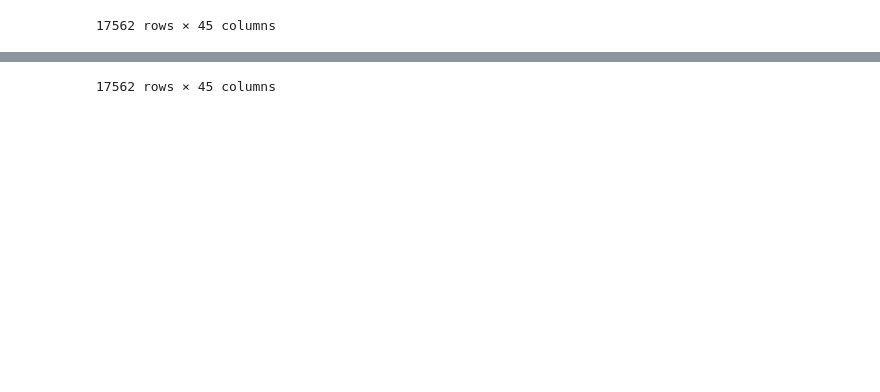
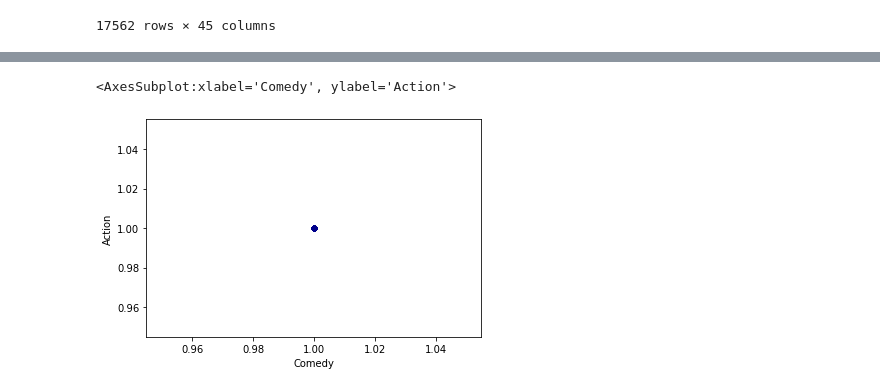
Before and after one commit to 1dimadim1/-PyLearn, a Jupyter notebook: HW2/HW2/HW2.2.ipynb, the cells around one changed output, grey strips where cells are left out. Saved outputs shown, nothing was run; the diff lists cells and outputs as text; code cells hidden in the pictures; blank space fills up the shorter version.

```diff
--- a/HW2/HW2/HW2.2.ipynb
+++ b/HW2/HW2/HW2.2.ipynb
@@ -267,3 +329,10 @@ See the caveats in the documentation: https://pandas.pydata.org/pandas-docs/stab
+# %%
+genres.fillna(0, inplace = True)
 # %%
-genres.to_csv()
+# plt.plot(genres['Comedy'], genres['Action'])
+# plt.ylabel('some numbers')
+# plt.show()
+genres.plot.scatter(x='Comedy',
+                    y='Action',
+                    c='DarkBlue')
 # %% [output]
@@ -283 +339,2 @@ genres.to_csv()
-17562 rows × 45 columns
+<AxesSubplot:xlabel='Comedy', ylabel='Action'>
+[figure, added]
```
Also changed, not shown: parts of 13 cells of this notebook, 6 other files.
